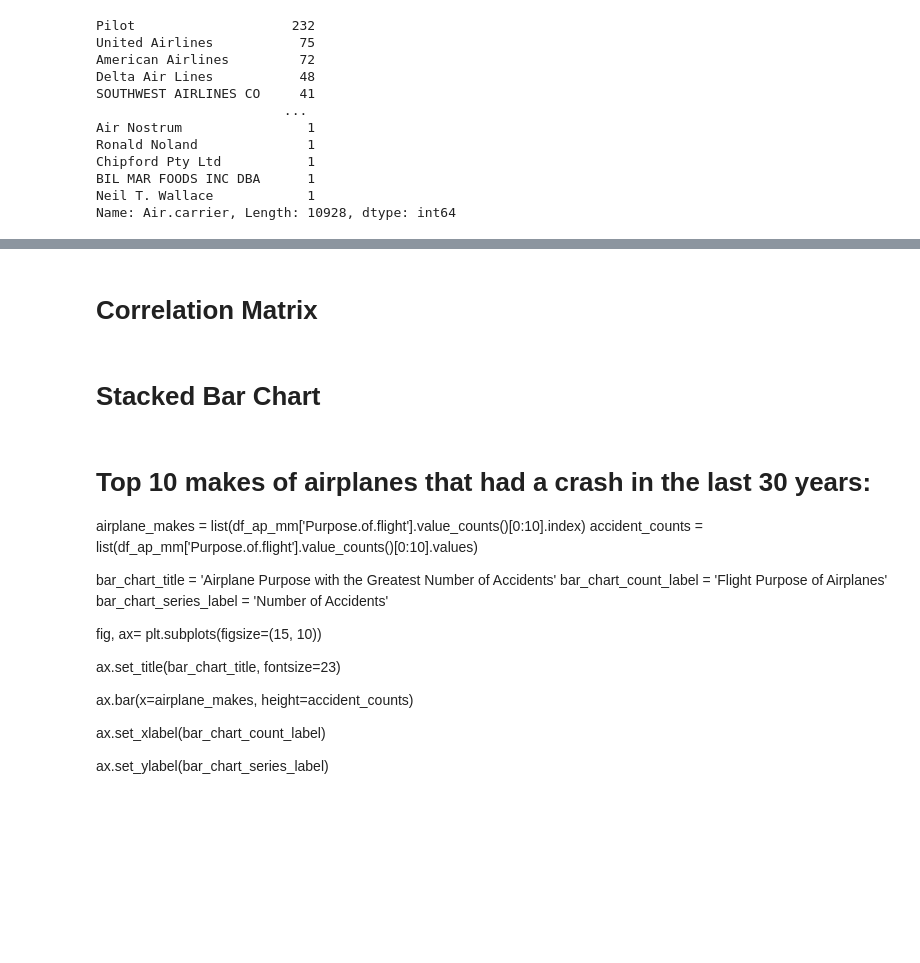
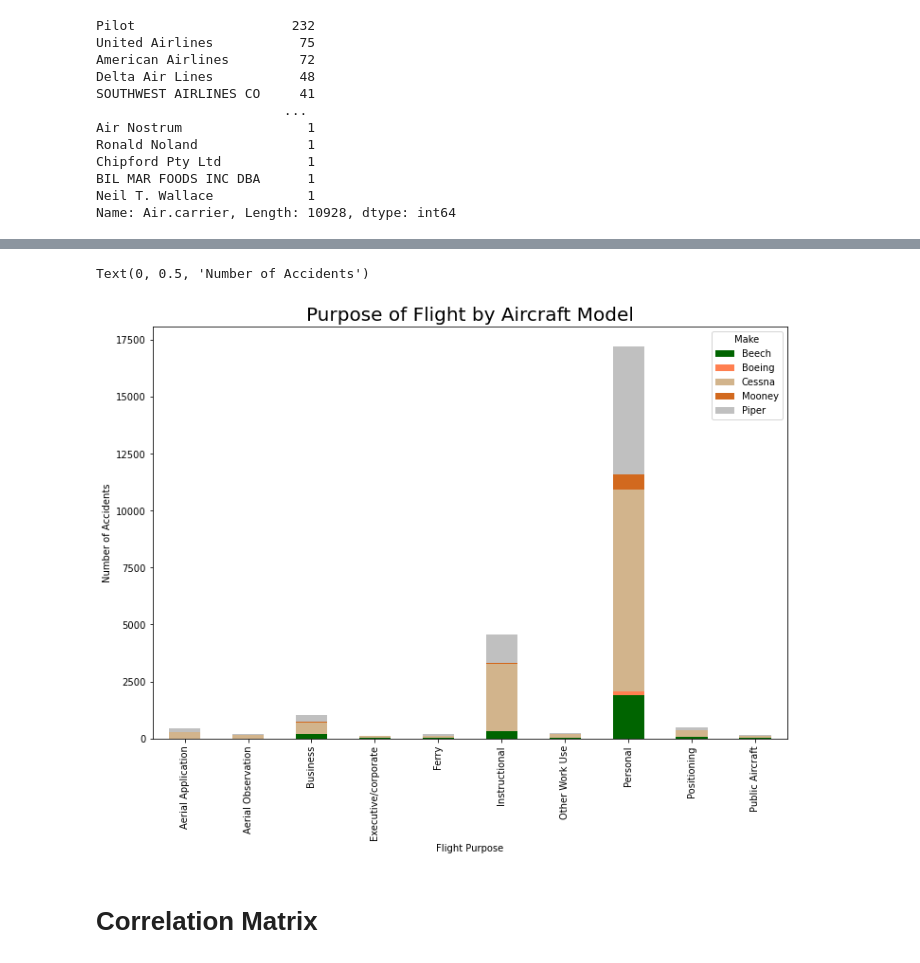
Before and after one commit to BobbyGerberick/Avation_Safety_Data_Analysis, a Jupyter notebook: claire_data_cleaning.ipynb, the cells around one changed output, grey strips where cells are left out. Drawn from its saved outputs; the diff is of its cells as text; code cells hidden in the pictures; blank space fills up the shorter version.

```diff
--- a/claire_data_cleaning.ipynb
+++ b/claire_data_cleaning.ipynb
@@ -451,0 +652,3 @@ Name: Air.carrier, Length: 10928, dtype: int64
+# %%
+pivot_airplane_makes = list(df_ap_mm['Make'].value_counts()[0:5].index)
+pivot_airplane_makesairplane_makes
@@ -451,0 +666,8 @@ Name: Air.carrier, Length: 10928, dtype: int64
+# %%
+df_stack_slice = df_30[['Purpose.of.flight','Make']]
+# df_stack_slice = df_stack_slice[df_stack_slice['Make'].isin(['Airbus', 'Cessna', 'Boeing'])]
+df_stack_slice = df_stack_slice[df_stack_slice['Purpose.of.flight'].isin(purpose_greatest_cnt)]
+df_stack_slice = df_stack_slice[df_stack_slice['Make'].isin(pivot_airplane_makes)]
+df_stack_slice['count']=1
+# %%
+df_group = df_stack_slice.groupby(['Purpose.of.flight','Make'], as_index =False)['count'].sum()
@@ -451,0 +694,3 @@ Name: Air.carrier, Length: 10928, dtype: int64
+# %%
+# Pivot df_group
+df_pivot = pd.pivot_table(data=df_group, index=['Purpose.of.flight'], columns=['Make'], values='count')
@@ -452,6 +712,40 @@ Name: Air.carrier, Length: 10928, dtype: int64
+# %%
+ax = df_pivot.plot.bar(stacked=True, color =['darkgreen', 'coral','tan', 'chocolate', 'silver'], figsize=(12,8))
+ax.set_title('Purpose of Flight by Aircraft Model', fontsize=20)
+
+ax.set_xlabel('Flight Purpose')
+ax.set_ylabel('Number of Accidents')
+
+
+
+
+#ax.set_ylim(0,500)
+#ax.set_xticklabels(['A','B','C'], rotation=0)
+
+
+# Top 10 makes of airplanes that had a crash in the last 30 years:
+
+#airplane_makes = list(df_ap_mm['Purpose.of.flight'].value_counts()[0:10].index)
+#accident_counts = list(df_ap_mm['Purpose.of.flight'].value_counts()[0:10].values)
+
+
+#bar_chart_title = 'Airplane Purpose with the Greatest Number of Accidents'
+#bar_chart_count_label = 'Flight Purpose of Airplanes'
+#bar_chart_series_label = 'Number of Accidents'
+
+#fig, ax= plt.subplots(figsize=(15, 10))
+
+#ax.set_title(bar_chart_title, fontsize=23)
+
+#ax.bar(x=airplane_makes, height=accident_counts)
+
+#ax.set_xlabel(bar_chart_count_label)
+
+#ax.set_ylabel(bar_chart_series_label)
+# %% [output]
+Text(0, 0.5, 'Number of Accidents')
+[figure, added]
 # %% [markdown]
 # Correlation Matrix
 # %%
 df_corr = df_ap_mm[['Make','Model','Purpose.of.flight', 'Engine.Type', 'Number.of.Engines']]
-# %% [markdown]
-# Stacked Bar Chart
@@ -460,20 +751,0 @@ df_stacked = pd.pivot_table(data=df_ap_mm, index=['Purpose.of.flight'], columns=
-# %% [markdown]
-# Top 10 makes of airplanes that had a crash in the last 30 years:
-
-airplane_makes = list(df_ap_mm['Purpose.of.flight'].value_counts()[0:10].index)
-accident_counts = list(df_ap_mm['Purpose.of.flight'].value_counts()[0:10].values)
-
-
-bar_chart_title = 'Airplane Purpose with the Greatest Number of Accidents'
-bar_chart_count_label = 'Flight Purpose of Airplanes'
-bar_chart_series_label = 'Number of Accidents'
-
-fig, ax= plt.subplots(figsize=(15, 10))
-
-ax.set_title(bar_chart_title, fontsize=23)
-
-ax.bar(x=airplane_makes, height=accident_counts)
-
-ax.set_xlabel(bar_chart_count_label)
-
-ax.set_ylabel(bar_chart_series_label)
```
Also changed, not shown: parts of 52 cells of this notebook, 3 other files.
